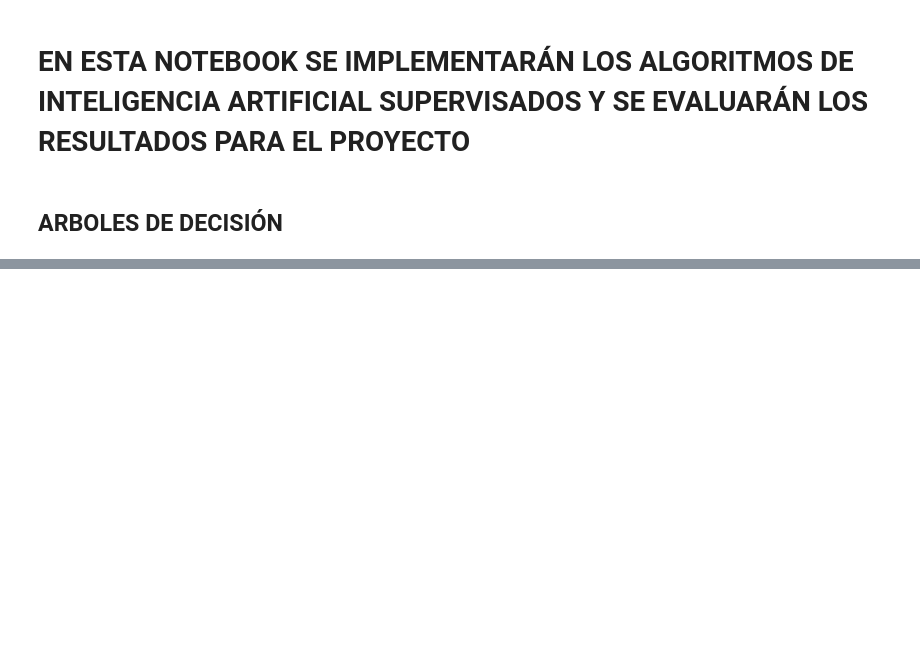
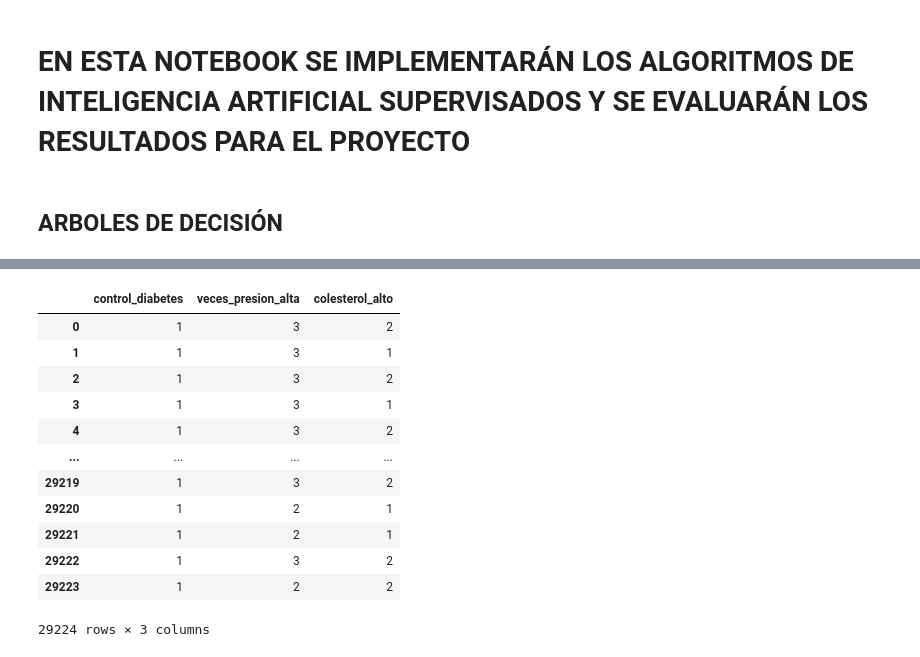
Before and after one commit to pupidly/AnalisisYPF, a Jupyter notebook: entrega3.ipynb, the cells around one changed output, grey strips where cells are left out. Saved outputs shown, nothing was run; the diff lists cells and outputs as text; code cells hidden in the pictures; blank space fills up the shorter version.

```diff
--- a/entrega3.ipynb
+++ b/entrega3.ipynb
@@ -81,0 +94,18 @@ print (df)
+# %%
+# Variables dependientes 'colesterol_alto', 'dijeron_diabetes', 'veces_presion_alta'
+y_columns = df.iloc[:, -4:-1]
+y_columns
+# %% [output]
+|  | control_diabetes | veces_presion_alta | colesterol_alto |
+| 0 | 1 | 3 | 2 |
+| 1 | 1 | 3 | 1 |
+| 2 | 1 | 3 | 2 |
+| 3 | 1 | 3 | 1 |
+| 4 | 1 | 3 | 2 |
+| ... | ... | ... | ... |
+| 29219 | 1 | 3 | 2 |
+| 29220 | 1 | 2 | 1 |
+| 29221 | 1 | 2 | 1 |
+| 29222 | 1 | 3 | 2 |
+| 29223 | 1 | 2 | 2 |
+29224 rows × 3 columns
```
Also changed, not shown: parts of 15 cells of this notebook, 3 other files.
